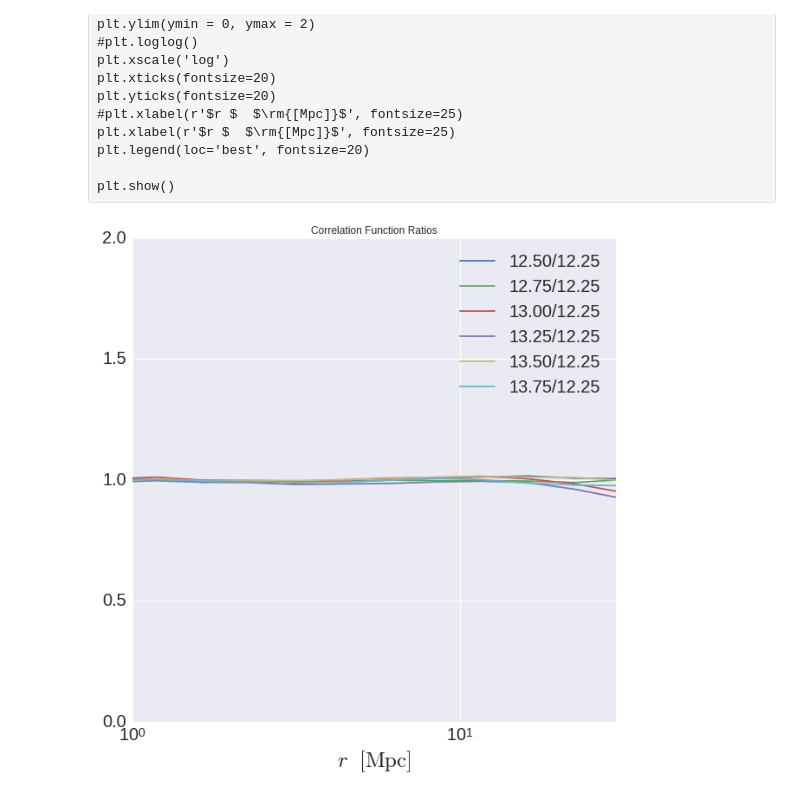
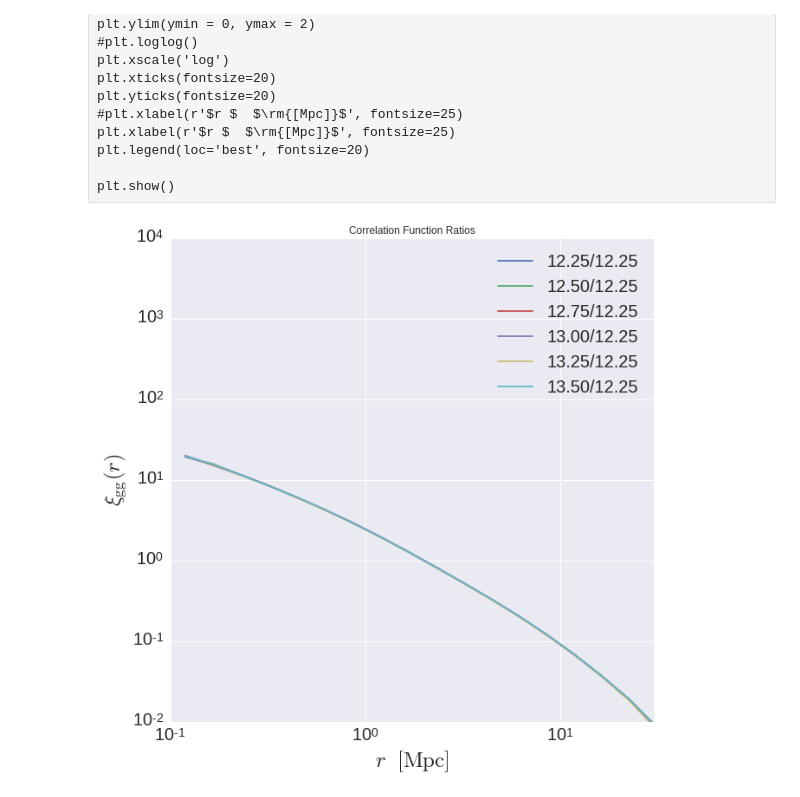
Before and after one commit to mclaughlin6464/HODEmulator, a Jupyter notebook: predictionsVCalculated.ipynb, the cells around one changed output. Drawn from its saved outputs; the diff is of its cells as text; code cells hidden in the pictures.

```diff
--- a/predictionsVCalculated.ipynb
+++ b/predictionsVCalculated.ipynb
@@ -279,29 +279,33 @@ for mMin in [12.25+i*0.25 for i in xrange(7)]:
 # %%
 colors = sns.color_palette()
 
 rbins = np.logspace(-1, 1.7, 20)
 rbin_centers = (rbins[1:]+rbins[:-1])/2
 
 fig = plt.figure(figsize = (10,10))
 #for vn, color in zip(version_names, colors):
-mMins = [12.25+i*0.25 for i in xrange(1,7)]
+mMins = [12.25+i*0.25 for i in xrange(7)]
 for mm, color in zip(mMins, colors):
-    plt.plot(rbin_centers, data[mm]/data[12.25], label = '%.2f/12.25'%(mm))
+    plt.plot(rbin_centers, data[mm], label = '%.2f/12.25'%(mm))
 
 plt.title('Correlation Function Ratios')
-plt.xlim(xmin = 1, xmax = 30)
-plt.ylim(ymin = 0, ymax = 2)
-#plt.loglog()
-plt.xscale('log')
+plt.xlim(xmin = 0.1, xmax = 30)
+plt.ylim(ymin = 1e-2, ymax = 1e4)
+
+#plt.ylim(ymin = 0, ymax = 2)
+plt.loglog()
+#plt.xscale('log')
 plt.xticks(fontsize=20)
 plt.yticks(fontsize=20)
 #plt.xlabel(r'$r $  $\rm{[Mpc]}$', fontsize=25)
 plt.xlabel(r'$r $  $\rm{[Mpc]}$', fontsize=25)
 plt.legend(loc='best', fontsize=20)
+#plt.xlabel(r'$r $  $\rm{[Mpc]}$', fontsize=25)
+plt.ylabel(r'$\xi_{\rm gg}(r)$', fontsize=25)
 
 plt.show()
 # %% [output]
-[figure, old version]
+[figure, new version]
 # %%
 outputdir = '/u/ki/swmclau2/des/HODOutput/'
 #datadir = outputdir+'chinchilla_tests/'
```
Also changed, not shown: parts of 1 cell of this notebook, 4 other files.
